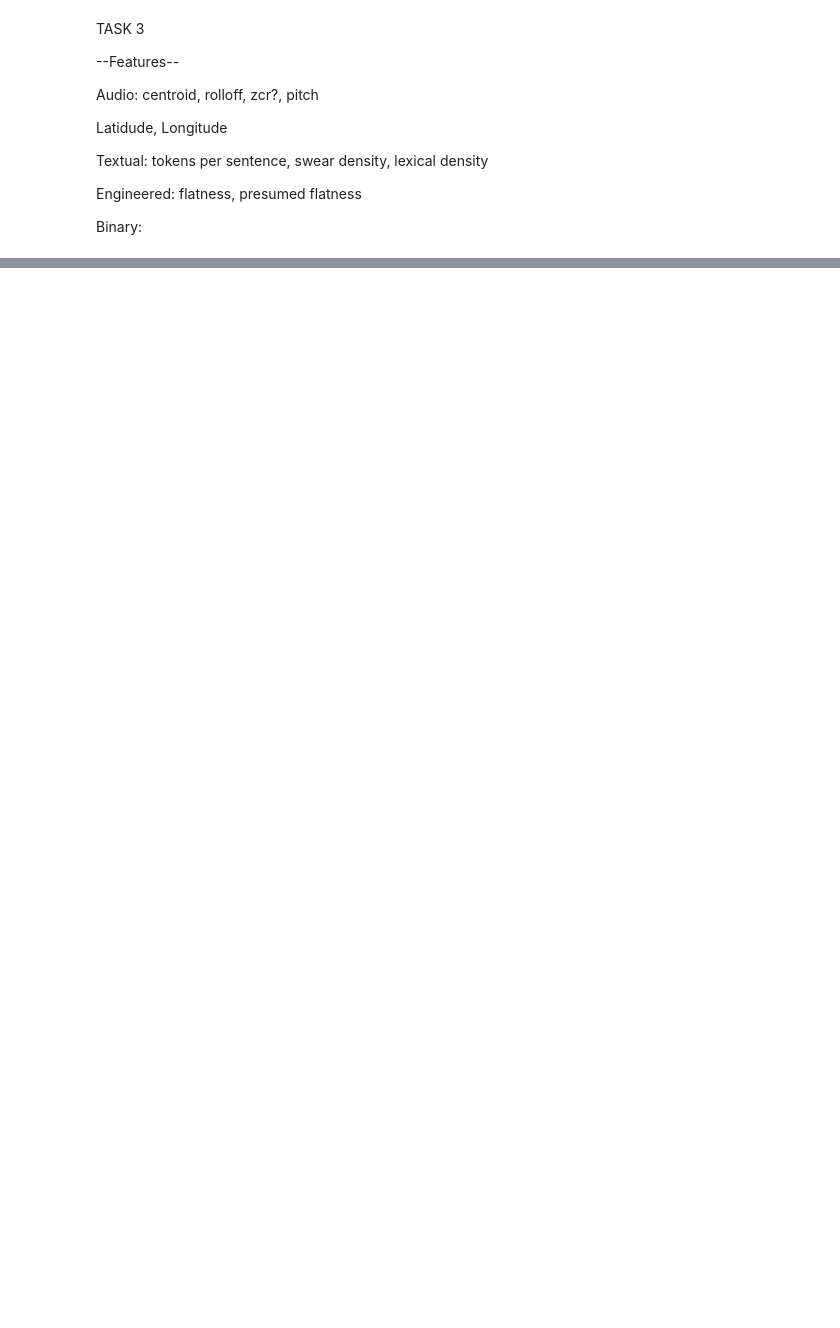
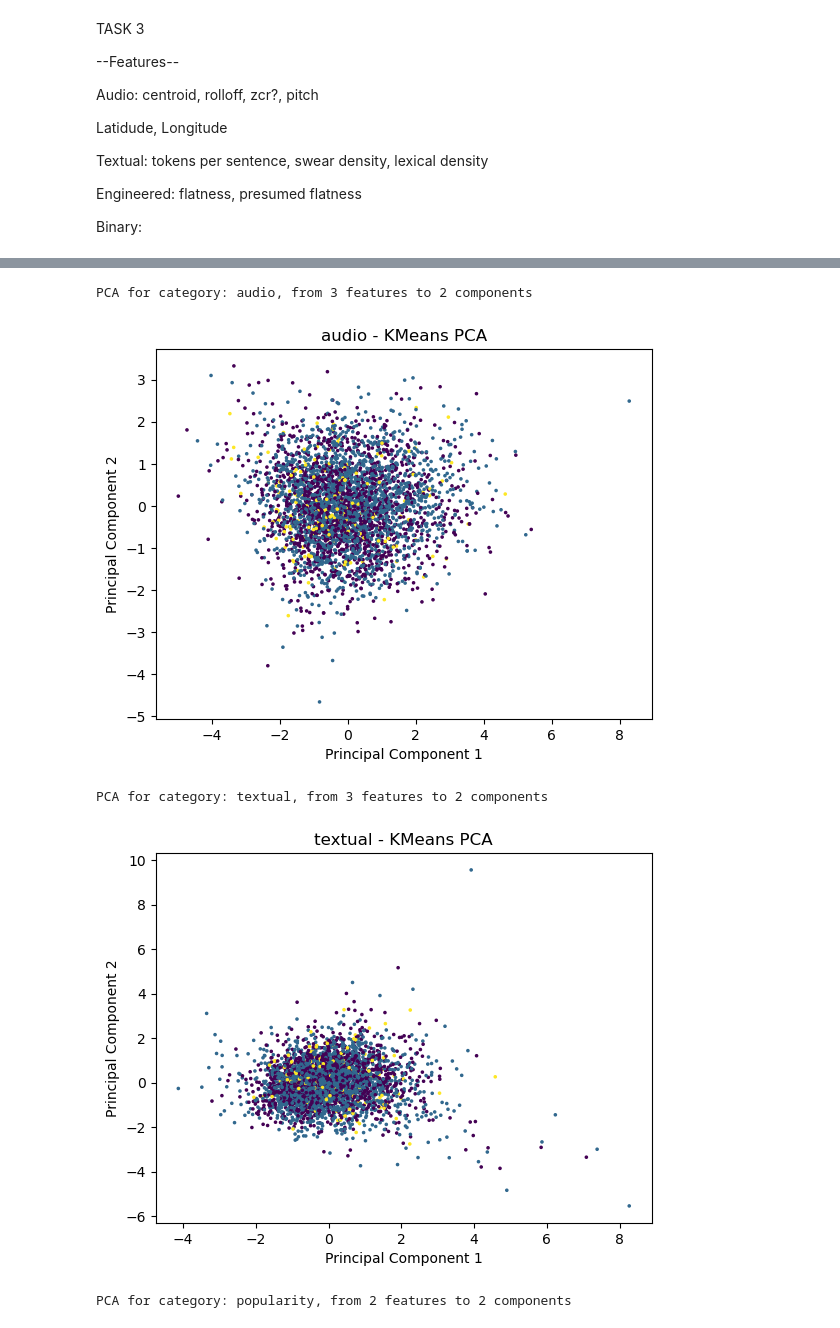
Before and after one commit to Ludovico1104/Progetto-I2ML, a Jupyter notebook: progetto.ipynb, the cells around one changed output, grey strips where cells are left out. Saved outputs shown, nothing was run; the diff lists cells and outputs as text; code cells hidden in the pictures; blank space fills up the shorter version.

```diff
--- a/progetto.ipynb
+++ b/progetto.ipynb
@@ -763,0 +746,28 @@ Best DBSCAN silhouette: -0.12377666842882451 with 2 clusters and eps: 0.4
+# %%
+from sklearn.decomposition import PCA
+
+def pca_plot(dataset = standardized, category_list = [], fit_labels = [], n_components = 2, plot_label = "PCA Plot"):
+    pca = PCA(n_components = n_components)
+    reduced_data = pca.fit_transform(dataset[category_list])
+
+    plt.figure()
+    plt.scatter(reduced_data[:, 0], reduced_data[:, 1], c=fit_labels, alpha=1, marker='.', s=10)
+    plt.xlabel('Principal Component 1')
+    plt.ylabel('Principal Component 2')
+    plt.title(plot_label)
+    plt.show()
+# %%
+#dimensionality reduction (coherent)
+
+for category, cols in category_list.items():
+
+    cluster_data = standardized[cols]
+    print(f"PCA for category: {category}, from {len(cols)} features to 2 components")
+
+    pca_plot(dataset=standardized, category_list=cols, fit_labels=best_labels_kmeans, plot_label=f"{category} - KMeans PCA")
+# %% [output]
+PCA for category: audio, from 3 features to 2 components
+[figure, added]
+PCA for category: textual, from 3 features to 2 components
+[figure, added]
+PCA for category: popularity, from 2 features to 2 components
```
Also changed, not shown: parts of 5 cells of this notebook.
